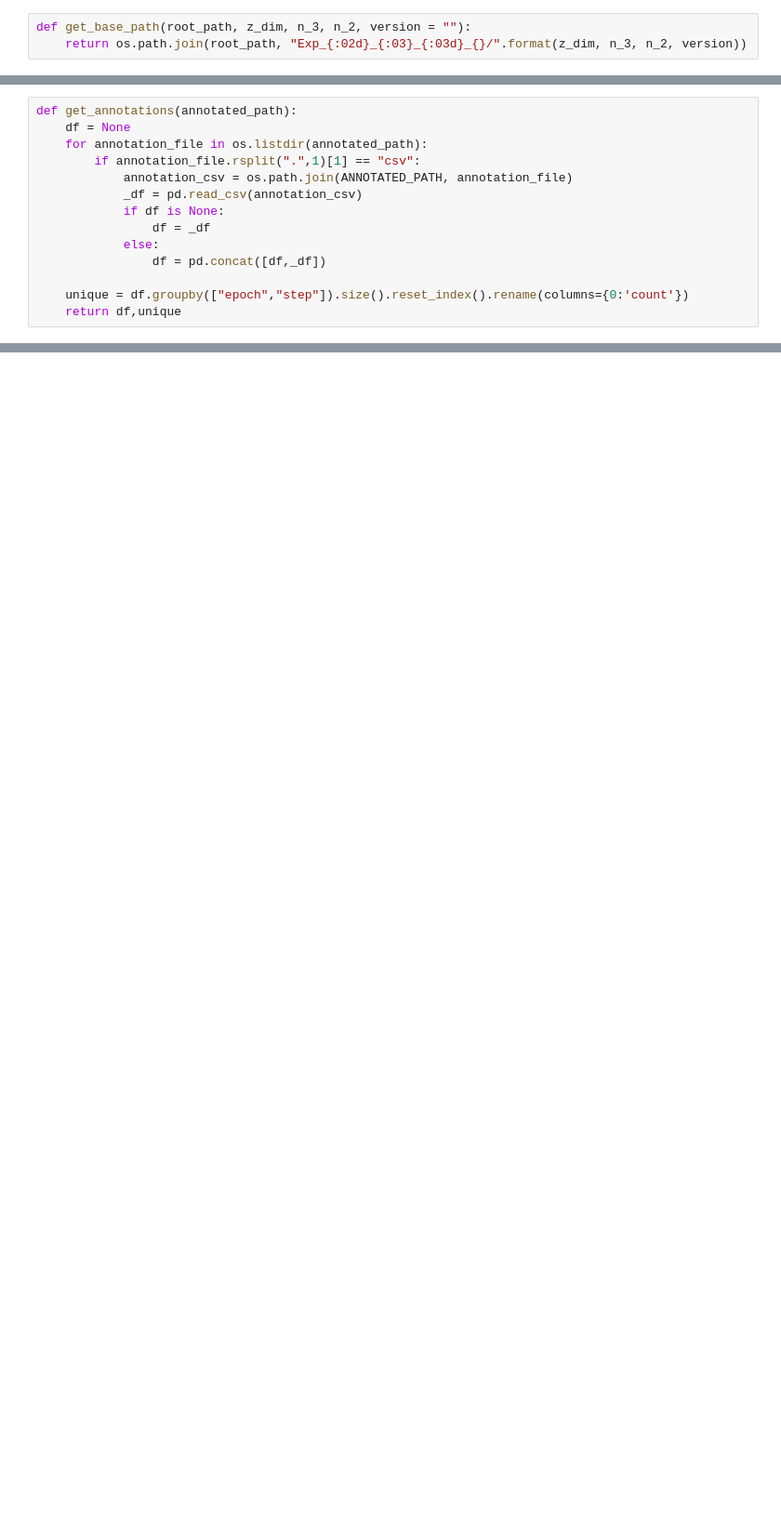
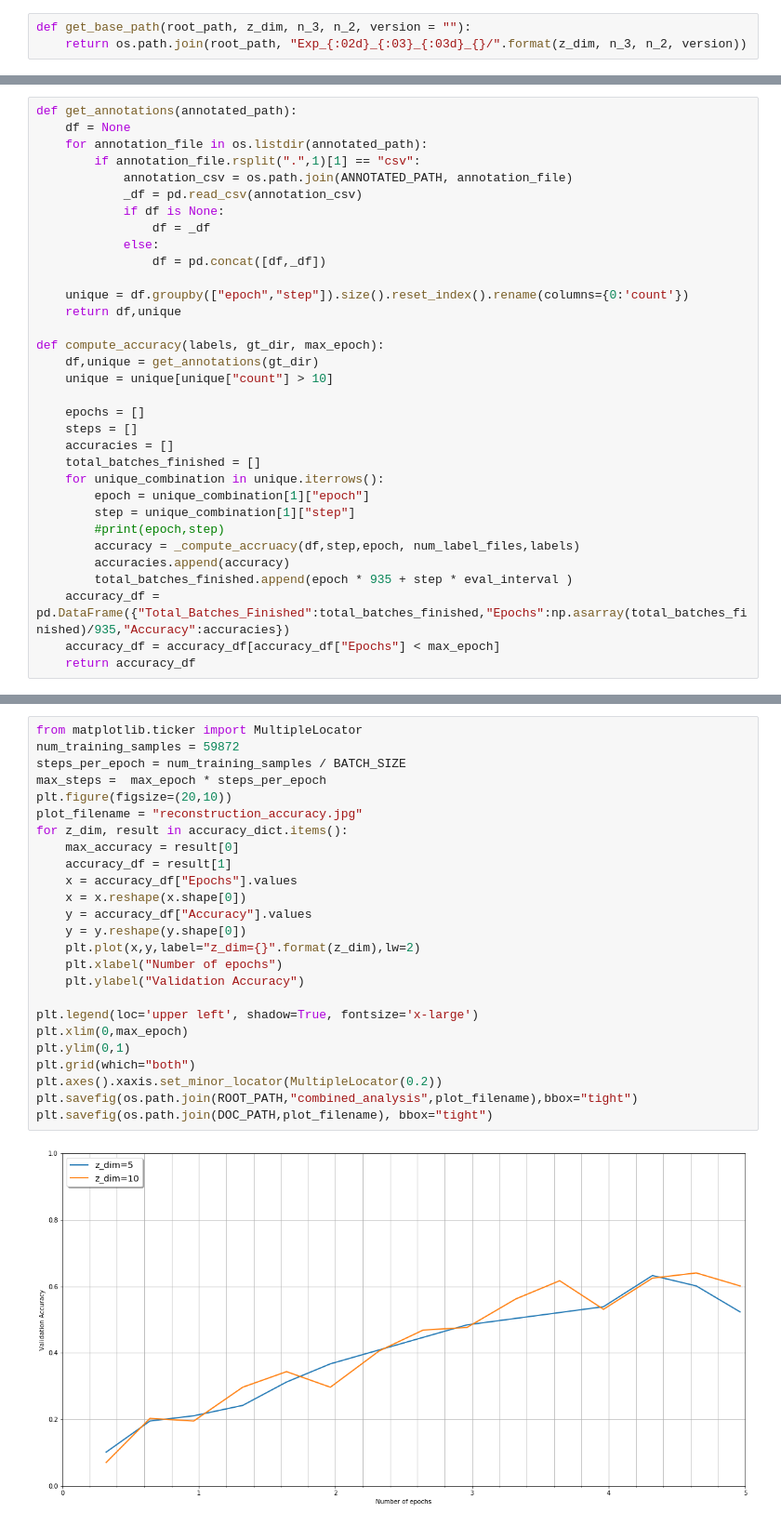
Before and after one commit to sunilvengalil/concept_learning, a Jupyter notebook: analysis/notebooks/find_accuracy.ipynb, the cells around one changed output, grey strips where cells are left out. Shown at 93% size. Cells and saved outputs as stored; diff of their text form; blank space fills up the shorter version.

```diff
--- a/analysis/notebooks/find_accuracy.ipynb
+++ b/analysis/notebooks/find_accuracy.ipynb
@@ -114,4 +117,23 @@ def get_annotations(annotated_path):
 
     unique = df.groupby(["epoch","step"]).size().reset_index().rename(columns={0:'count'})
     return df,unique
+
+def compute_accuracy(labels, gt_dir, max_epoch):
+    df,unique = get_annotations(gt_dir)
+    unique = unique[unique["count"] > 10]
+
+    epochs = []
+    steps = []
+    accuracies = []
+    total_batches_finished = []
+    for unique_combination in unique.iterrows():
+        epoch = unique_combination[1]["epoch"]
+        step = unique_combination[1]["step"]
+        #print(epoch,step)
+        accuracy = _compute_accruacy(df,step,epoch, num_label_files,labels)
+        accuracies.append(accuracy)
+        total_batches_finished.append(epoch * 935 + step * eval_interval )
+    accuracy_df = pd.DataFrame({"Total_Batches_Finished":total_batches_finished,"Epochs":np.asarray(total_batches_finished)/935,"Accuracy":accuracies})
+    accuracy_df = accuracy_df[accuracy_df["Epochs"] < max_epoch]
+    return accuracy_df
 # %%
@@ -289,0 +161,27 @@ accuracy_dict
+# %%
+from matplotlib.ticker import MultipleLocator
+num_training_samples = 59872
+steps_per_epoch = num_training_samples / BATCH_SIZE
+max_steps =  max_epoch * steps_per_epoch
+plt.figure(figsize=(20,10))
+plot_filename = "reconstruction_accuracy.jpg"
+for z_dim, result in accuracy_dict.items():
+    max_accuracy = result[0]
+    accuracy_df = result[1]
+    x = accuracy_df["Epochs"].values
+    x = x.reshape(x.shape[0])
+    y = accuracy_df["Accuracy"].values
+    y = y.reshape(y.shape[0])
+    plt.plot(x,y,label="z_dim={}".format(z_dim),lw=2)
+    plt.xlabel("Number of epochs")
+    plt.ylabel("Validation Accuracy")
+
+plt.legend(loc='upper left', shadow=True, fontsize='x-large')
+plt.xlim(0,max_epoch)
+plt.ylim(0,1)
+plt.grid(which="both")
+plt.axes().xaxis.set_minor_locator(MultipleLocator(0.2))
+plt.savefig(os.path.join(ROOT_PATH,"combined_analysis",plot_filename),bbox="tight")
+plt.savefig(os.path.join(DOC_PATH,plot_filename), bbox="tight")
+# %% [output]
+[figure, added]
```
Also changed, not shown: parts of 18 cells of this notebook, 12 other files.
